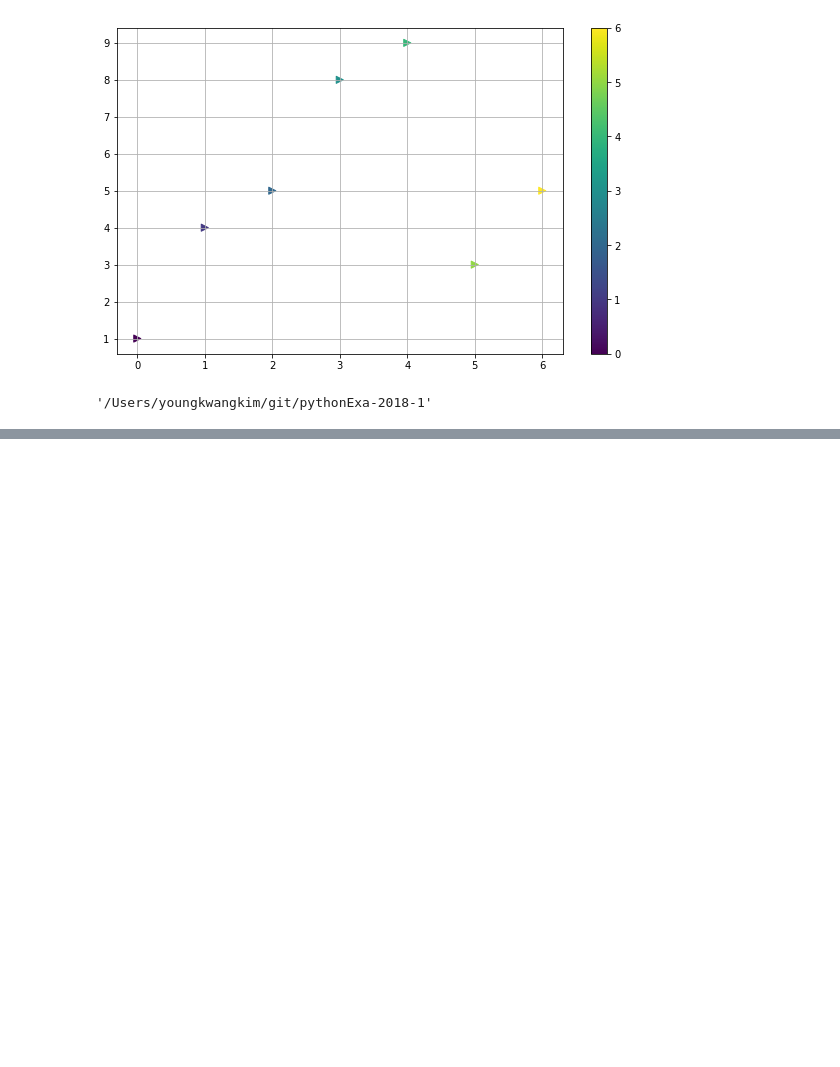
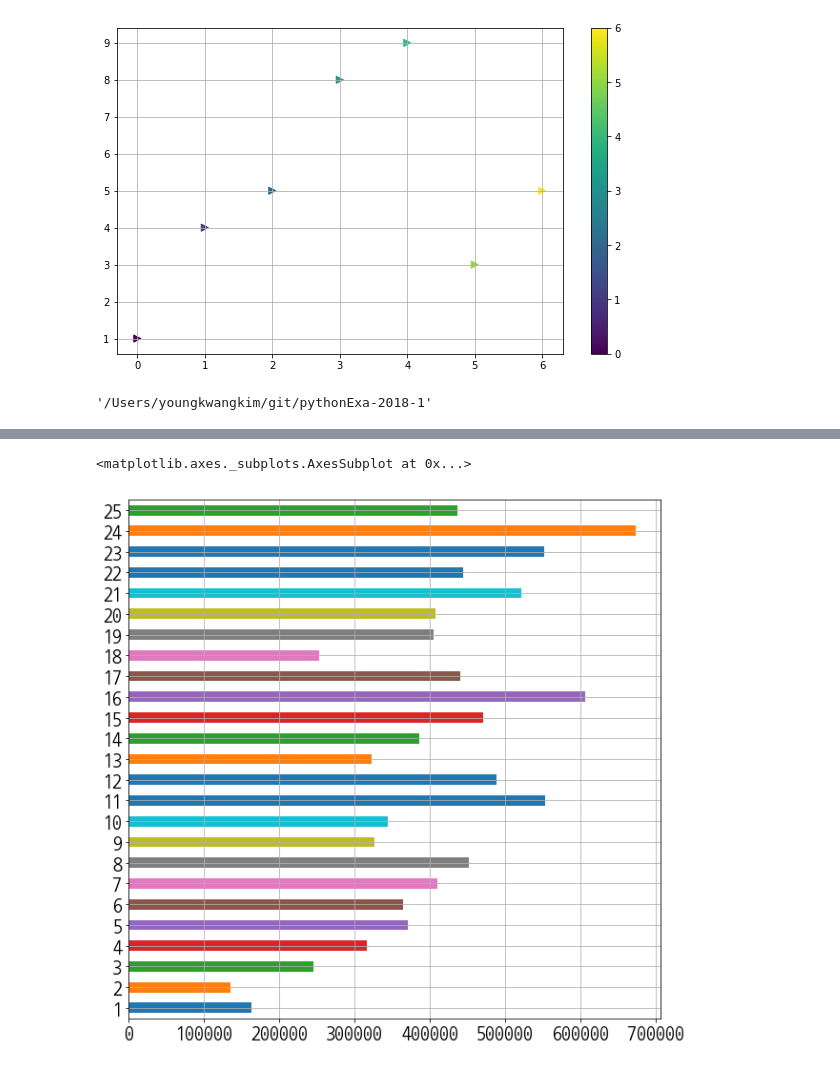
Before and after one commit to kimyk0120/pythonExa-2018-1, a Jupyter notebook: pythonExam2018-1/exam/source_code/exam02_Data_Visualization.pdf.ipynb, the cells around one changed output, grey strips where cells are left out. Saved outputs shown, nothing was run; the diff lists cells and outputs as text; code cells hidden in the pictures; blank space fills up the shorter version.

```diff
--- a/pythonExam2018-1/exam/source_code/exam02_Data_Visualization.pdf.ipynb
+++ b/pythonExam2018-1/exam/source_code/exam02_Data_Visualization.pdf.ipynb
@@ -108,3 +108,11 @@ import pandas as pd
 %pwd
 # %% [output]
 '/Users/youngkwangkim/git/pythonExa-2018-1'
+# %%
+import matplotlib as mpl
+from matplotlib import font_manager, rc
+plt.rcParams['axes.unicode_minus'] = False
+f_path = 'pythonExam2018-1/exam/font/malgun.ttf'
+font_name = font_manager.FontProperties(fname=f_path).get_name()
+print(font_name)
+rc('font',family=font_name)
@@ -129,3 +209,6 @@ raw_data
 | 22 | 23 | 강남구 | 551888 | 264332 | 287556 | 546952 | 261815 | 285137 | 4936 | 2517 | 2419 | ... |
 | 23 | 24 | 송파구 | 673161 | 327051 | 346110 | 666439 | 323741 | 342698 | 6722 | 3310 | 3412 | ... |
 | 24 | 25 | 강동구 | 437050 | 216814 | 220236 | 432749 | 214740 | 218009 | 4301 | 2074 | 2227 | ... |
+# %%
+raw_data = pd.read_csv("pythonExam2018-1/exam/data/01.POP_result.csv",index_col=0,encoding='utf-8')
+raw_data
@@ -131,0 +233,5 @@ raw_data
+# %%
+raw_data['인구수'].plot(kind='barh',grid=True,figsize=(10,10))
+# %% [output]
+<matplotlib.axes._subplots.AxesSubplot at 0x...>
+[figure, added]
```
Also changed, not shown: parts of 14 cells of this notebook, 2 other files.
